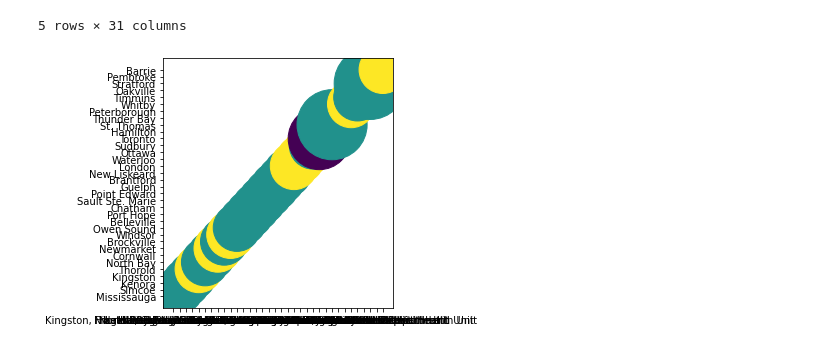
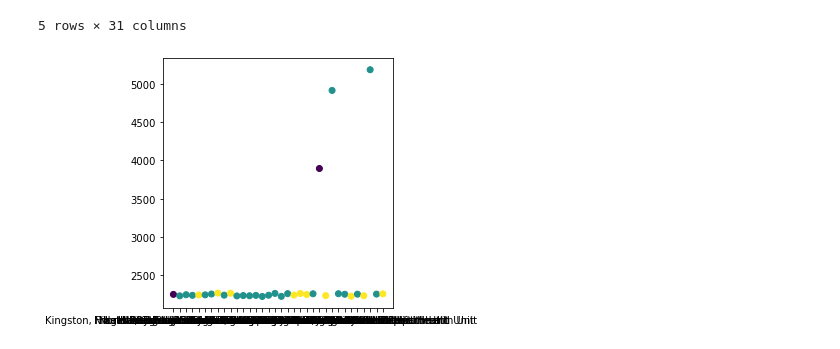
Before and after one commit to ramonmsa/COVID-19-Confirmed-Cases-in-Ontario, a Jupyter notebook: Model_Code/prototype2.ipynb, the cells around one changed output. Saved outputs shown, nothing was run; the diff lists cells and outputs as text; code cells hidden in the pictures.

```diff
--- a/Model_Code/prototype2.ipynb
+++ b/Model_Code/prototype2.ipynb
@@ -211,8 +211,8 @@ See the caveats in the documentation: https://pandas.pydata.org/pandas-docs/stab
 | 4 | 2246 | 0 | 0 | 0 | 0 | 0 | 202 | 348 | 158 | 61 | ... |
 5 rows × 31 columns
 # %%
-plt.scatter(case_df.reporting_phu, case_df.reporting_phu_city, case_df.reporting_phu_id, c = case_df.labels)
+plt.scatter(case_df.reporting_phu, case_df.reporting_phu_id, c = case_df.labels)
 plt.tight_layout()
 plt.show()
 # %% [output]
-[figure, old version]
+[figure, new version]
```
Also changed, not shown: 3 other files.
